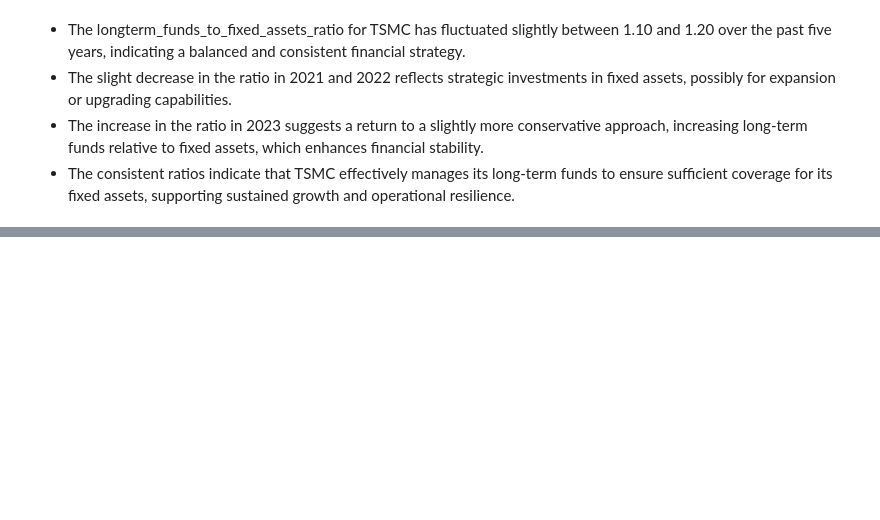
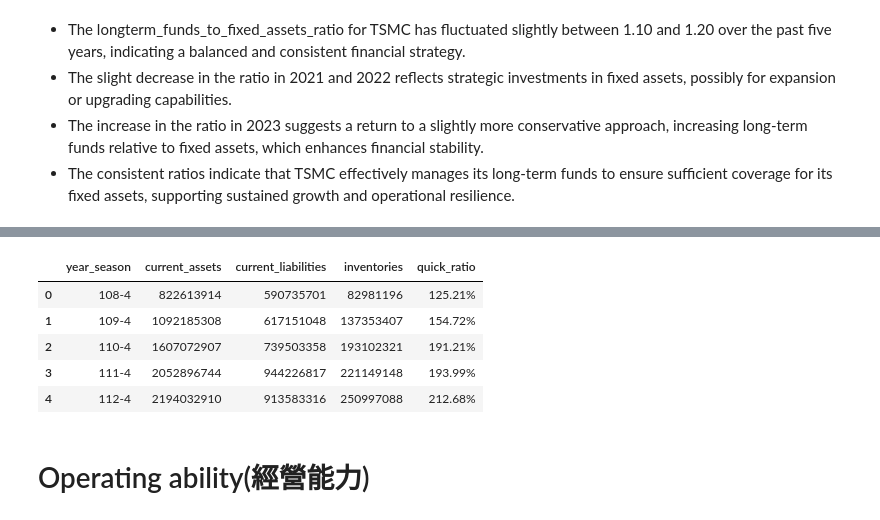
Before and after one commit to chiseanchang0727/financial-report-crawler, a Jupyter notebook: fc_report_analysis.ipynb, the cells around one changed output, grey strips where cells are left out. Drawn from its saved outputs; the diff is of its cells as text; code cells hidden in the pictures; blank space fills up the shorter version.

```diff
--- a/fc_report_analysis.ipynb
+++ b/fc_report_analysis.ipynb
@@ -34,8 +35,6 @@ where stock = '2330' and season = 4
 """
 
 df_balance = sql_agent.read_table(query=query)
-# %%
-df_balance['year_season'] = df_balance['period_year'].astype(str) + '-' + df_balance['season'].astype(str)
 # %%
 df_balance.acct_name.unique()
 # %% [output]
@@ -167,0 +197,3 @@ df_longterm_funds_to_fixed_assets_retio
+# %%
+df_current_assets = get_acct_data_and_rename(df_balance, '流動資產合計', 'current_assets')
+df_current_assets
@@ -167,0 +207,3 @@ df_longterm_funds_to_fixed_assets_retio
+# %%
+df_current_liabilities = get_acct_data_and_rename(df_balance, '流動負債合計', 'current_liabilities')
+df_current_liabilities
@@ -167,0 +239,4 @@ df_longterm_funds_to_fixed_assets_retio
+# %%
+# 存貨
+df_inventories = get_acct_data_and_rename(df_balance, '存貨', 'inventories')
+df_inventories
@@ -167,0 +250,14 @@ df_longterm_funds_to_fixed_assets_retio
+# %%
+df_assets_liabilities = pd.merge(df_current_assets, df_current_liabilities, how='inner', on='year_season')
+df_assets_liabilities_inventories = pd.merge(df_assets_liabilities, df_inventories, how='inner', on='year_season')
+df_assets_liabilities_inventories['quick_ratio'] = round((df_assets_liabilities_inventories['current_assets'] - df_assets_liabilities_inventories['inventories'])/df_assets_liabilities_inventories['current_liabilities']*100, 2).astype(str) + '%'
+df_assets_liabilities_inventories
+# %% [output]
+|  | year_season | current_assets | current_liabilities | inventories | quick_ratio |
+| 0 | 108-4 | 822613914 | 590735701 | 82981196 | 125.21% |
+| 1 | 109-4 | 1092185308 | 617151048 | 137353407 | 154.72% |
+| 2 | 110-4 | 1607072907 | 739503358 | 193102321 | 191.21% |
+| 3 | 111-4 | 2052896744 | 944226817 | 221149148 | 193.99% |
+| 4 | 112-4 | 2194032910 | 913583316 | 250997088 | 212.68% |
+# %% [markdown]
+# Operating ability(經營能力)
```
Also changed, not shown: parts of 24 cells of this notebook, 1 other file.
